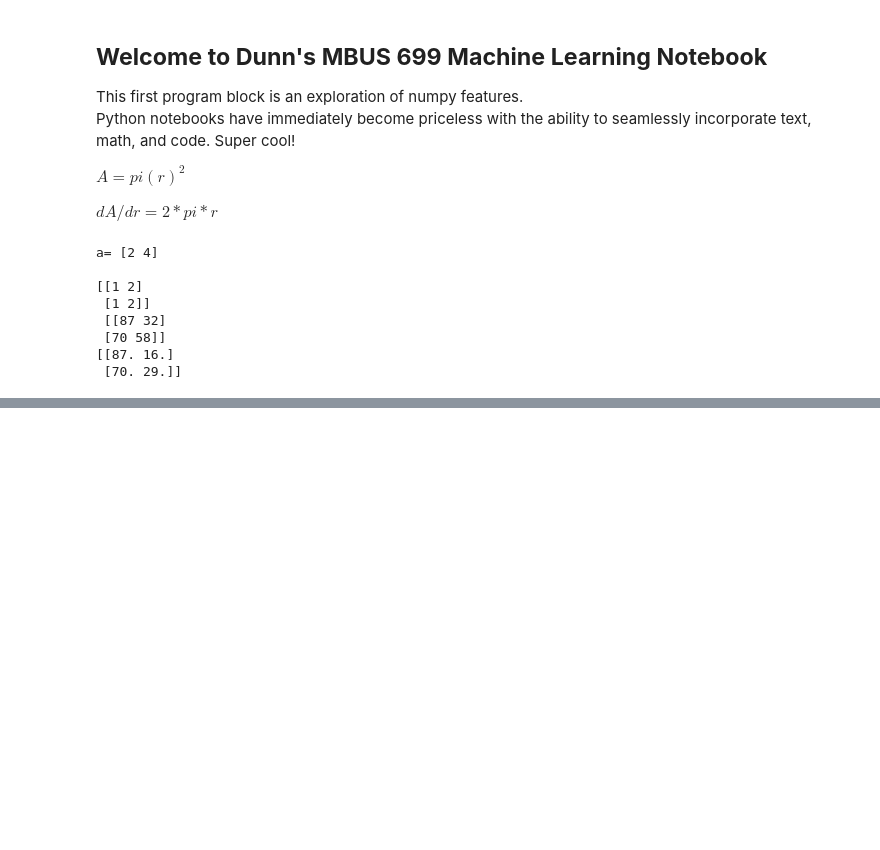
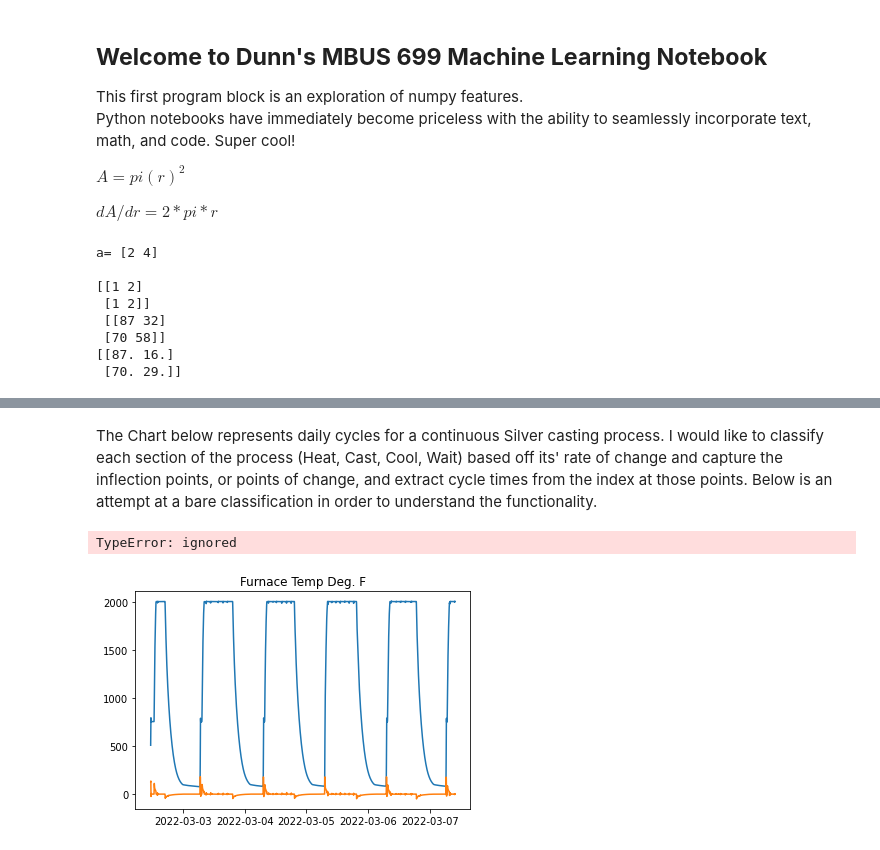
Before and after one commit to Dudd3rs/MBUS699, a Jupyter notebook: MBUS699.ipynb, the cells around one changed output, grey strips where cells are left out. Saved outputs shown, nothing was run; the diff lists cells and outputs as text; code cells hidden in the pictures; blank space fills up the shorter version.

```diff
--- a/MBUS699.ipynb
+++ b/MBUS699.ipynb
@@ -64,0 +61,26 @@ ParserError: ignored
+# %% [markdown]
+The Chart below represents daily cycles for a continuous Silver casting process. I would like to classify each section of the process (Heat, Cast, Cool, Wait) based off its' rate of change and capture the inflection points, or points of change, and extract cycle times from the index at those points.  Below is an attempt at a bare classification in order to understand the functionality.
+# %%
+from operator import index
+#learning some pandas db for classification study
+import pandas as pd
+import numpy as np
+from sklearn import svm
+
+data=pd.read_csv('https://raw.githubusercontent.com/Dudd3rs/MBUS699/main/CR1000XSeries_Table1_20220307.csv',index_col=0,skiprows=0,parse_dates=['TIMESTAMP'])
+plt.title('Furnace Temp Deg. F')
+data['Fdelta']=data['Furnace_Body_Avg'].diff(periods=1)
+plt.plot(data['Furnace_Body_Avg'])
+plt.plot(data['Fdelta'])
+data['FClass']=np.where(data['Fdelta']>30,'Heat','')
+data.loc[data['Fdelta']<-10,'FClass']='Cool'
+data.loc[data['Furnace_Body_Avg']>1995,'FClass']='Cast'
+Train=data['2022-03-03':'2022-03-05']
+Train=Train['Furnace_Body_Avg'],['FClass']
+Test=data['2022-03-05':]
+Test=Test['Furnace_Body_Avg'],['FClass']
+clf=svm.SVC()
+clf.fit(Train,Train['Furnace_Body_Avg'])
+# %% [output]
+TypeError: ignored
+[figure, added]
```
Also changed, not shown: parts of 3 cells of this notebook.
